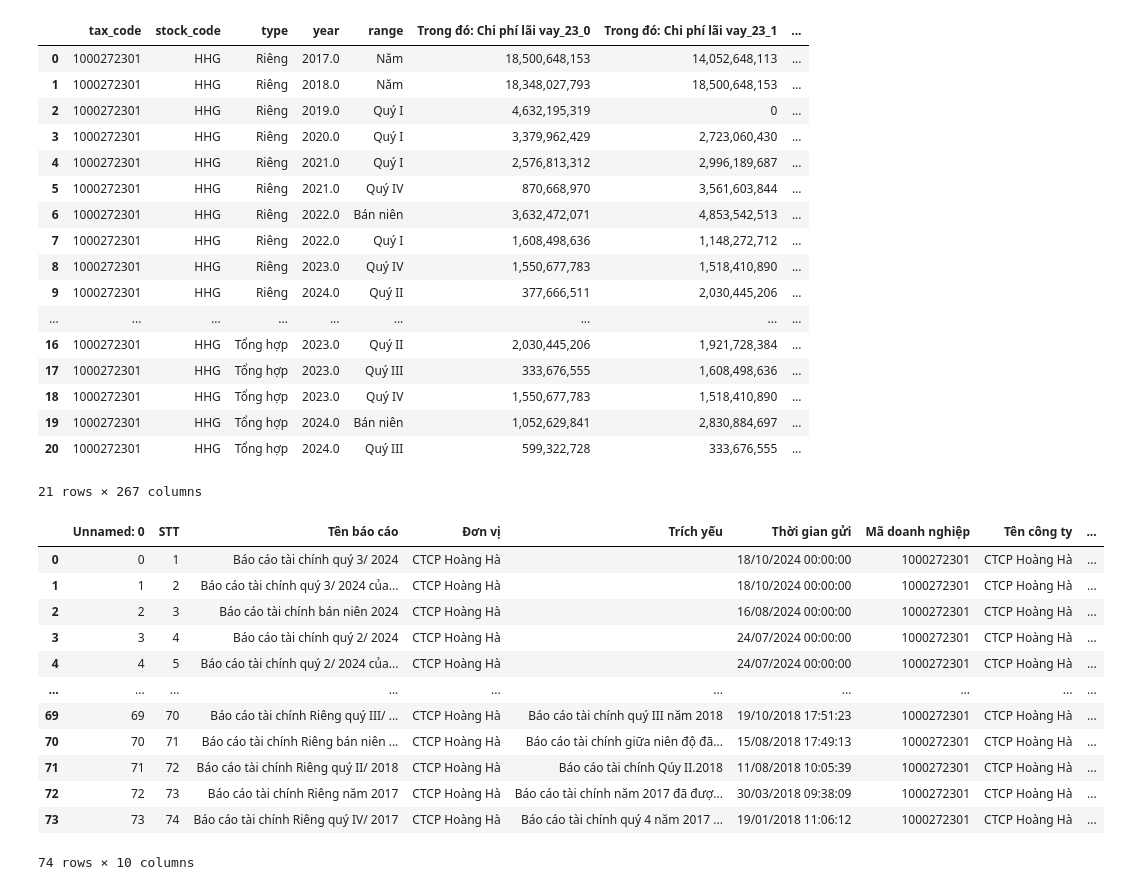
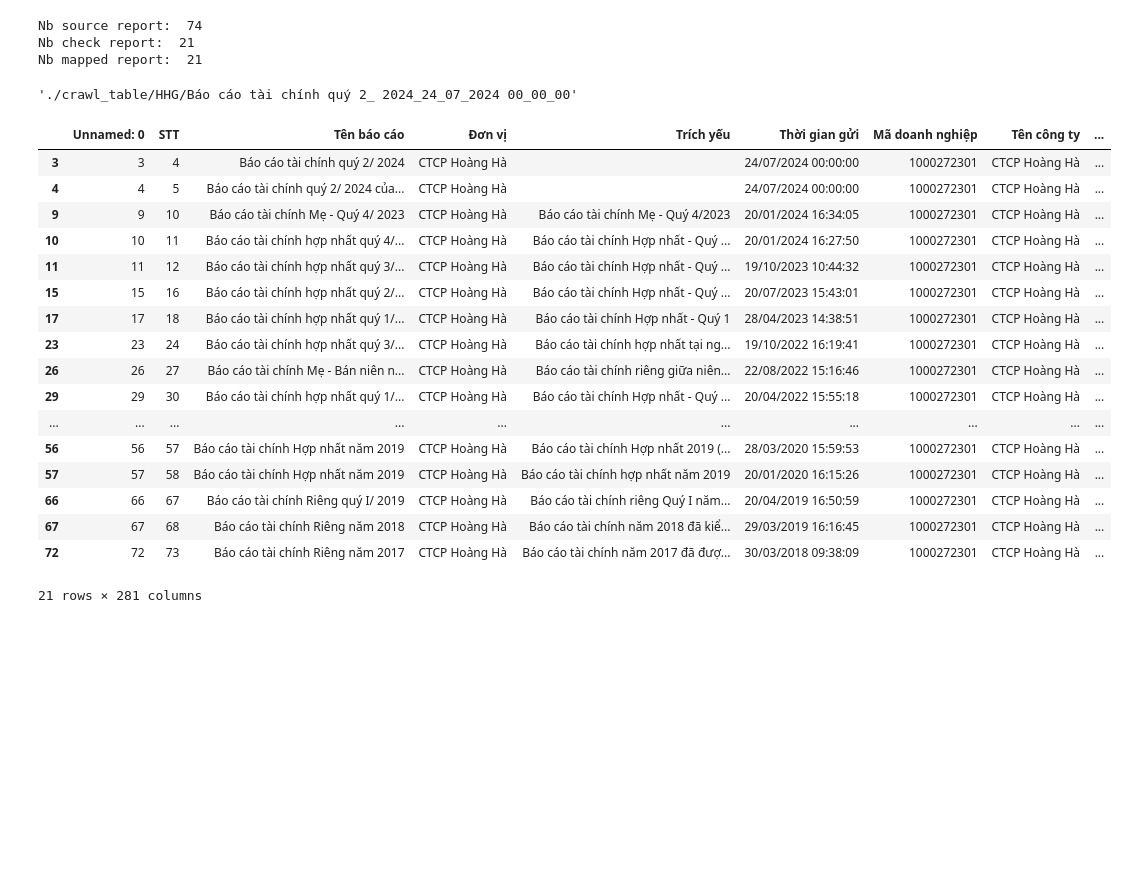
Before and after one commit to giangchicken/SSC_SCRAPING, a Jupyter notebook: crosscheck_Ha/testcase.ipynb, the cells around one changed output. Cells and saved outputs as stored; diff of their text form; code cells hidden in the pictures; blank space fills up the shorter version.

```diff
--- a/crosscheck_Ha/testcase.ipynb
+++ b/crosscheck_Ha/testcase.ipynb
@@ -5,40 +61,5 @@ root_table = 'E:/PUBLIC_DATA_PROJECT/SCRAPING_CODE/Optimizing_scraping/crawl_tab
 # %%
 df_after = pd.read_csv("test_kqkt.csv")
 df_after = df_after.loc[df_after["stock_code"] == "HHG"]
-df_after
+
+df_before = pd.read_csv(root_table + "/HHG/success.csv")
-# %% [output]
-|  | tax_code | stock_code | type | year | range | Trong đó: Chi phí lãi vay_23_0 | Trong đó: Chi phí lãi vay_23_1 | ... |
-| 0 | 1000272301 | HHG | Riêng | 2017.0 | Năm | 18,500,648,153 | 14,052,648,113 | ... |
-| 1 | 1000272301 | HHG | Riêng | 2018.0 | Năm | 18,348,027,793 | 18,500,648,153 | ... |
-| 2 | 1000272301 | HHG | Riêng | 2019.0 | Quý I | 4,632,195,319 | 0 | ... |
-| 3 | 1000272301 | HHG | Riêng | 2020.0 | Quý I | 3,379,962,429 | 2,723,060,430 | ... |
-| 4 | 1000272301 | HHG | Riêng | 2021.0 | Quý I | 2,576,813,312 | 2,996,189,687 | ... |
-| 5 | 1000272301 | HHG | Riêng | 2021.0 | Quý IV | 870,668,970 | 3,561,603,844 | ... |
-| 6 | 1000272301 | HHG | Riêng | 2022.0 | Bán niên | 3,632,472,071 | 4,853,542,513 | ... |
-| 7 | 1000272301 | HHG | Riêng | 2022.0 | Quý I | 1,608,498,636 | 1,148,272,712 | ... |
-| 8 | 1000272301 | HHG | Riêng | 2023.0 | Quý IV | 1,550,677,783 | 1,518,410,890 | ... |
-| 9 | 1000272301 | HHG | Riêng | 2024.0 | Quý II | 377,666,511 | 2,030,445,206 | ... |
-| ... | ... | ... | ... | ... | ... | ... | ... | ... |
-| 16 | 1000272301 | HHG | Tổng hợp | 2023.0 | Quý II | 2,030,445,206 | 1,921,728,384 | ... |
-| 17 | 1000272301 | HHG | Tổng hợp | 2023.0 | Quý III | 333,676,555 | 1,608,498,636 | ... |
-| 18 | 1000272301 | HHG | Tổng hợp | 2023.0 | Quý IV | 1,550,677,783 | 1,518,410,890 | ... |
-| 19 | 1000272301 | HHG | Tổng hợp | 2024.0 | Bán niên | 1,052,629,841 | 2,830,884,697 | ... |
-| 20 | 1000272301 | HHG | Tổng hợp | 2024.0 | Quý III | 599,322,728 | 333,676,555 | ... |
-21 rows × 267 columns
-# %%
-df_before = pd.read_csv(root_table + "/HHG/success.csv")
-df_before
-# %% [output]
-|  | Unnamed: 0 | STT | Tên báo cáo | Đơn vị | Trích yếu | Thời gian gửi | Mã doanh nghiệp | Tên công ty | ... |
-| 0 | 0 | 1 | Báo cáo tài chính quý 3/ 2024 | CTCP Hoàng Hà |  | 18/10/2024 00:00:00 | 1000272301 | CTCP Hoàng Hà | ... |
-| 1 | 1 | 2 | Báo cáo tài chính quý 3/ 2024 của... | CTCP Hoàng Hà |  | 18/10/2024 00:00:00 | 1000272301 | CTCP Hoàng Hà | ... |
-| 2 | 2 | 3 | Báo cáo tài chính bán niên 2024 | CTCP Hoàng Hà |  | 16/08/2024 00:00:00 | 1000272301 | CTCP Hoàng Hà | ... |
-| 3 | 3 | 4 | Báo cáo tài chính quý 2/ 2024 | CTCP Hoàng Hà |  | 24/07/2024 00:00:00 | 1000272301 | CTCP Hoàng Hà | ... |
-| 4 | 4 | 5 | Báo cáo tài chính quý 2/ 2024 của... | CTCP Hoàng Hà |  | 24/07/2024 00:00:00 | 1000272301 | CTCP Hoàng Hà | ... |
-| ... | ... | ... | ... | ... | ... | ... | ... | ... | ... |
-| 69 | 69 | 70 | Báo cáo tài chính Riêng quý III/ ... | CTCP Hoàng Hà | Báo cáo tài chính quý III năm 2018 | 19/10/2018 17:51:23 | 1000272301 | CTCP Hoàng Hà | ... |
-| 70 | 70 | 71 | Báo cáo tài chính Riêng bán niên ... | CTCP Hoàng Hà | Báo cáo tài chính giữa niên độ đã... | 15/08/2018 17:49:13 | 1000272301 | CTCP Hoàng Hà | ... |
-| 71 | 71 | 72 | Báo cáo tài chính Riêng quý II/ 2018 | CTCP Hoàng Hà | Báo cáo tài chính Qúy II.2018 | 11/08/2018 10:05:39 | 1000272301 | CTCP Hoàng Hà | ... |
-| 72 | 72 | 73 | Báo cáo tài chính Riêng năm 2017 | CTCP Hoàng Hà | Báo cáo tài chính năm 2017 đã đượ... | 30/03/2018 09:38:09 | 1000272301 | CTCP Hoàng Hà | ... |
-| 73 | 73 | 74 | Báo cáo tài chính Riêng quý IV/ 2017 | CTCP Hoàng Hà | Báo cáo tài chính quý 4 năm 2017 ... | 19/01/2018 11:06:12 | 1000272301 | CTCP Hoàng Hà | ... |
-74 rows × 10 columns
@@ -100,0 +66,31 @@ def map_source(df_before, df_after):
+# %%
+df_merged = map_source(df_before, df_after)
+# %% [output]
+Nb source report:  74
+Nb check report:  21
+Nb mapped report:  21
+# %%
+df_merged['Saving_path'].to_list()[0]
+# %% [output]
+'./crawl_table/HHG/Báo cáo tài chính quý 2_ 2024_24_07_2024 00_00_00'
+# %%
+df_merged
+# %% [output]
+|  | Unnamed: 0 | STT | Tên báo cáo | Đơn vị | Trích yếu | Thời gian gửi | Mã doanh nghiệp | Tên công ty | ... |
+| 3 | 3 | 4 | Báo cáo tài chính quý 2/ 2024 | CTCP Hoàng Hà |  | 24/07/2024 00:00:00 | 1000272301 | CTCP Hoàng Hà | ... |
+| 4 | 4 | 5 | Báo cáo tài chính quý 2/ 2024 của... | CTCP Hoàng Hà |  | 24/07/2024 00:00:00 | 1000272301 | CTCP Hoàng Hà | ... |
+| 9 | 9 | 10 | Báo cáo tài chính Mẹ - Quý 4/ 2023 | CTCP Hoàng Hà | Báo cáo tài chính Mẹ - Quý 4/2023 | 20/01/2024 16:34:05 | 1000272301 | CTCP Hoàng Hà | ... |
+| 10 | 10 | 11 | Báo cáo tài chính hợp nhất quý 4/... | CTCP Hoàng Hà | Báo cáo tài chính Hợp nhất - Quý ... | 20/01/2024 16:27:50 | 1000272301 | CTCP Hoàng Hà | ... |
+| 11 | 11 | 12 | Báo cáo tài chính hợp nhất quý 3/... | CTCP Hoàng Hà | Báo cáo tài chính Hợp nhất - Quý ... | 19/10/2023 10:44:32 | 1000272301 | CTCP Hoàng Hà | ... |
+| 15 | 15 | 16 | Báo cáo tài chính hợp nhất quý 2/... | CTCP Hoàng Hà | Báo cáo tài chính Hợp nhất - Quý ... | 20/07/2023 15:43:01 | 1000272301 | CTCP Hoàng Hà | ... |
+| 17 | 17 | 18 | Báo cáo tài chính hợp nhất quý 1/... | CTCP Hoàng Hà | Báo cáo tài chính Hợp nhất - Quý 1 | 28/04/2023 14:38:51 | 1000272301 | CTCP Hoàng Hà | ... |
+| 23 | 23 | 24 | Báo cáo tài chính hợp nhất quý 3/... | CTCP Hoàng Hà | Báo cáo tài chính hợp nhất tại ng... | 19/10/2022 16:19:41 | 1000272301 | CTCP Hoàng Hà | ... |
+| 26 | 26 | 27 | Báo cáo tài chính Mẹ - Bán niên n... | CTCP Hoàng Hà | Báo cáo tài chính riêng giữa niên... | 22/08/2022 15:16:46 | 1000272301 | CTCP Hoàng Hà | ... |
+| 29 | 29 | 30 | Báo cáo tài chính hợp nhất quý 1/... | CTCP Hoàng Hà | Báo cáo tài chính Hợp nhất - Quý ... | 20/04/2022 15:55:18 | 1000272301 | CTCP Hoàng Hà | ... |
+| ... | ... | ... | ... | ... | ... | ... | ... | ... | ... |
+| 56 | 56 | 57 | Báo cáo tài chính Hợp nhất năm 2019 | CTCP Hoàng Hà | Báo cáo tài chính Hợp nhất 2019 (... | 28/03/2020 15:59:53 | 1000272301 | CTCP Hoàng Hà | ... |
+| 57 | 57 | 58 | Báo cáo tài chính Hợp nhất năm 2019 | CTCP Hoàng Hà | Báo cáo tài chính hợp nhất năm 2019 | 20/01/2020 16:15:26 | 1000272301 | CTCP Hoàng Hà | ... |
+| 66 | 66 | 67 | Báo cáo tài chính Riêng quý I/ 2019 | CTCP Hoàng Hà | Báo cáo tài chính riêng Quý I năm... | 20/04/2019 16:50:59 | 1000272301 | CTCP Hoàng Hà | ... |
+| 67 | 67 | 68 | Báo cáo tài chính Riêng năm 2018 | CTCP Hoàng Hà | Báo cáo tài chính năm 2018 đã kiể... | 29/03/2019 16:16:45 | 1000272301 | CTCP Hoàng Hà | ... |
+| 72 | 72 | 73 | Báo cáo tài chính Riêng năm 2017 | CTCP Hoàng Hà | Báo cáo tài chính năm 2017 đã đượ... | 30/03/2018 09:38:09 | 1000272301 | CTCP Hoàng Hà | ... |
+21 rows × 281 columns
```
Also changed, not shown: parts of 10 cells of this notebook, 2 other files.
